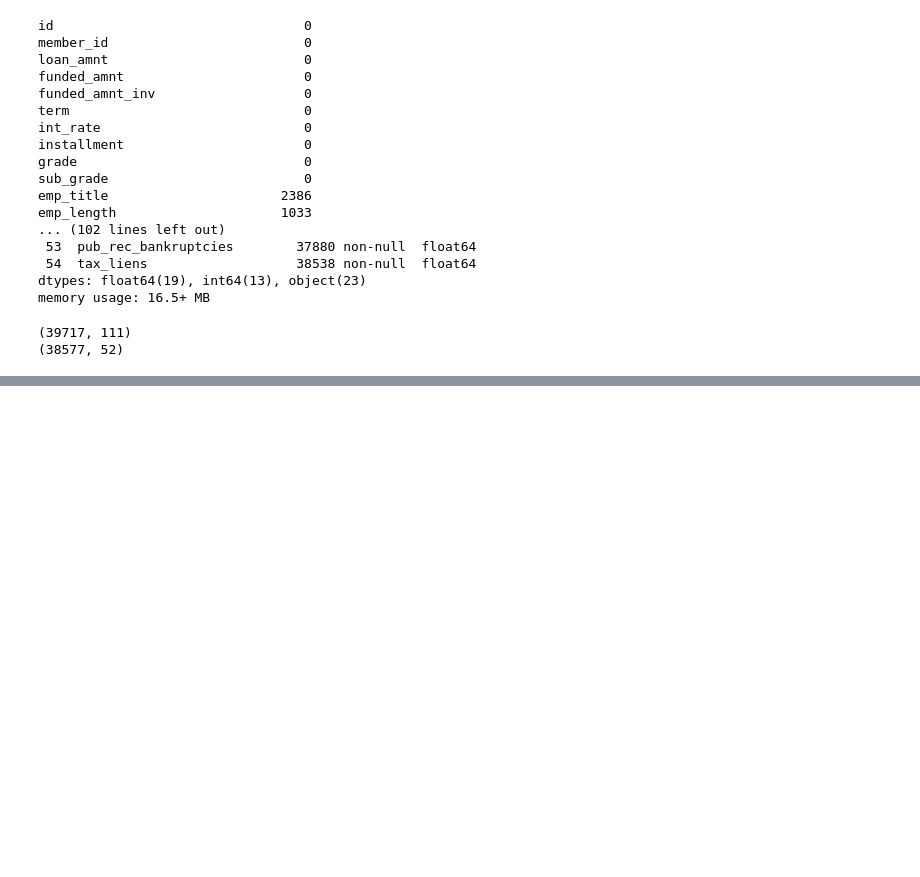
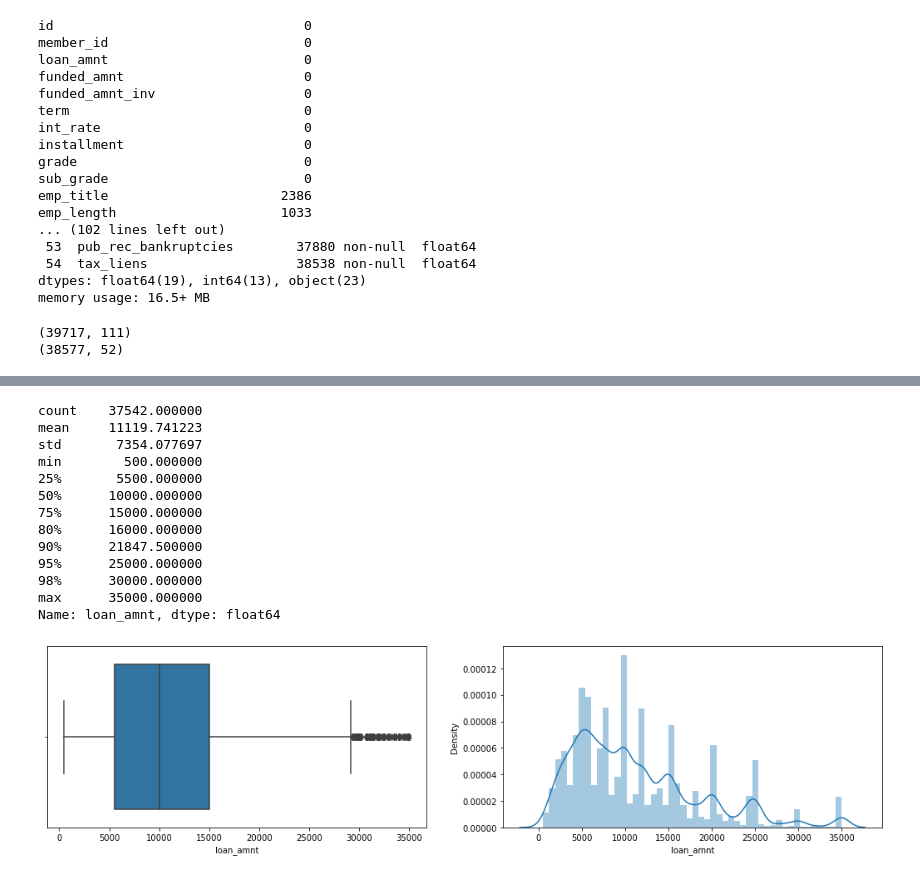
Before and after one commit to ravi2106shekhar/LendingClubCaseStudy, a Jupyter notebook: Ravi_Shekhar.ipynb, the cells around one changed output, grey strips where cells are left out. Drawn from its saved outputs; the diff is of its cells as text; code cells hidden in the pictures; blank space fills up the shorter version.

Commit message:
univariate analysis

```diff
--- a/Ravi_Shekhar.ipynb
+++ b/Ravi_Shekhar.ipynb
@@ -200,0 +169,28 @@ memory usage: 16.6+ MB
+# %%
+## UNIVARIATE ANALYSIS for loan amount
+## observation 90 % data is below 25000.000000 and most of loan_amount is between 5k to 15k
+
+print(loan_redord_anyls4['loan_amnt'].describe(percentiles=[.25,.50,.75,.80,.90,.95,.98]))
+## 95 % data is below
+#plt.boxplot(loan_redord_anyls4['loan_amnt'])
+plt.figure(figsize=(18,4))
+plt.subplot(1,2,1)
+sns.boxplot(loan_redord_anyls4['loan_amnt'])
+plt.subplot(1,2,2)
+sns.distplot(loan_redord_anyls4['loan_amnt'])
+plt.show()
+# %% [output]
+count    37542.000000
+mean     11119.741223
+std       7354.077697
+min        500.000000
+25%       5500.000000
+50%      10000.000000
+75%      15000.000000
+80%      16000.000000
+90%      21847.500000
+95%      25000.000000
+98%      30000.000000
+max      35000.000000
+Name: loan_amnt, dtype: float64
+[figure, added]
```
Also changed, not shown: parts of 8 cells of this notebook.
